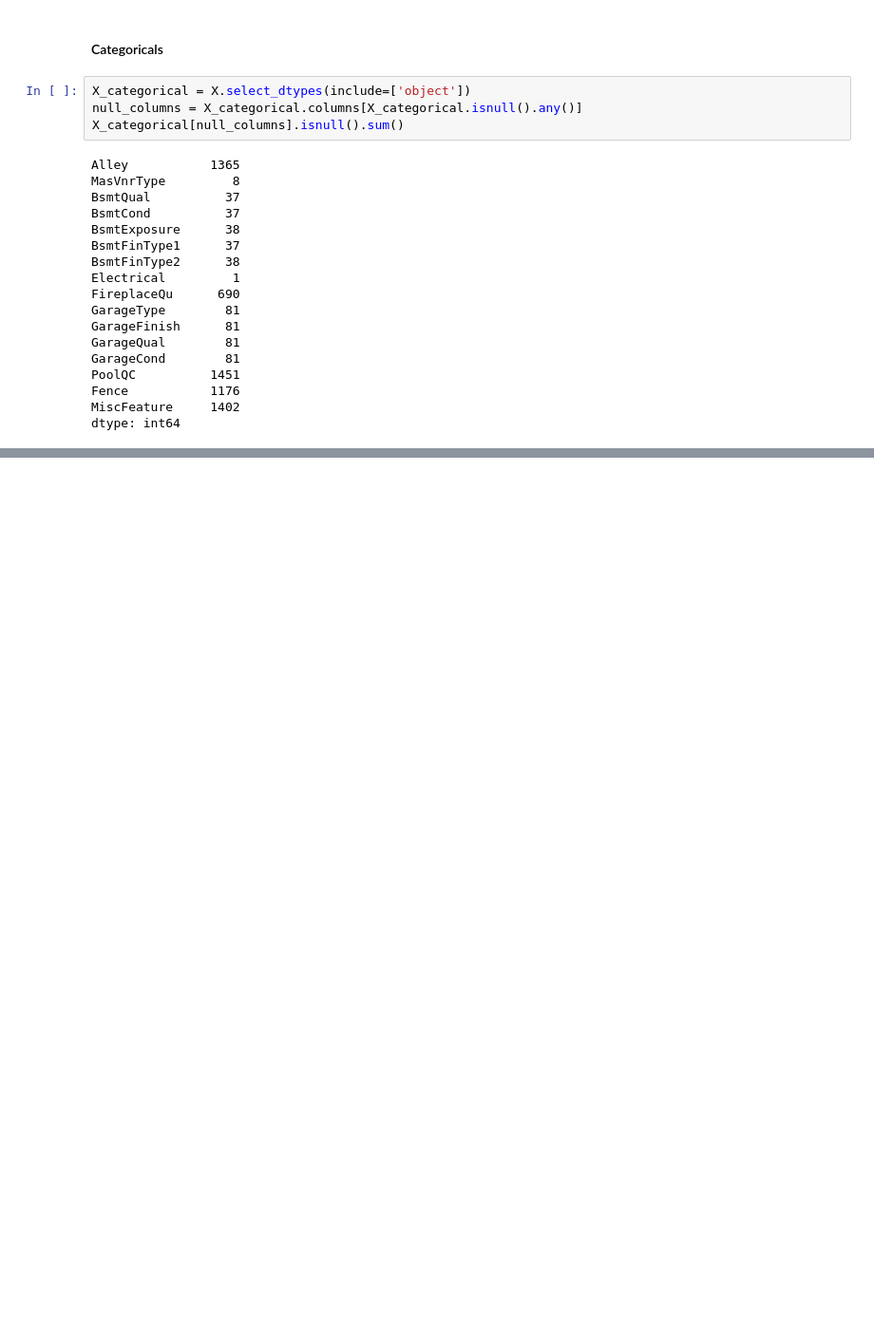
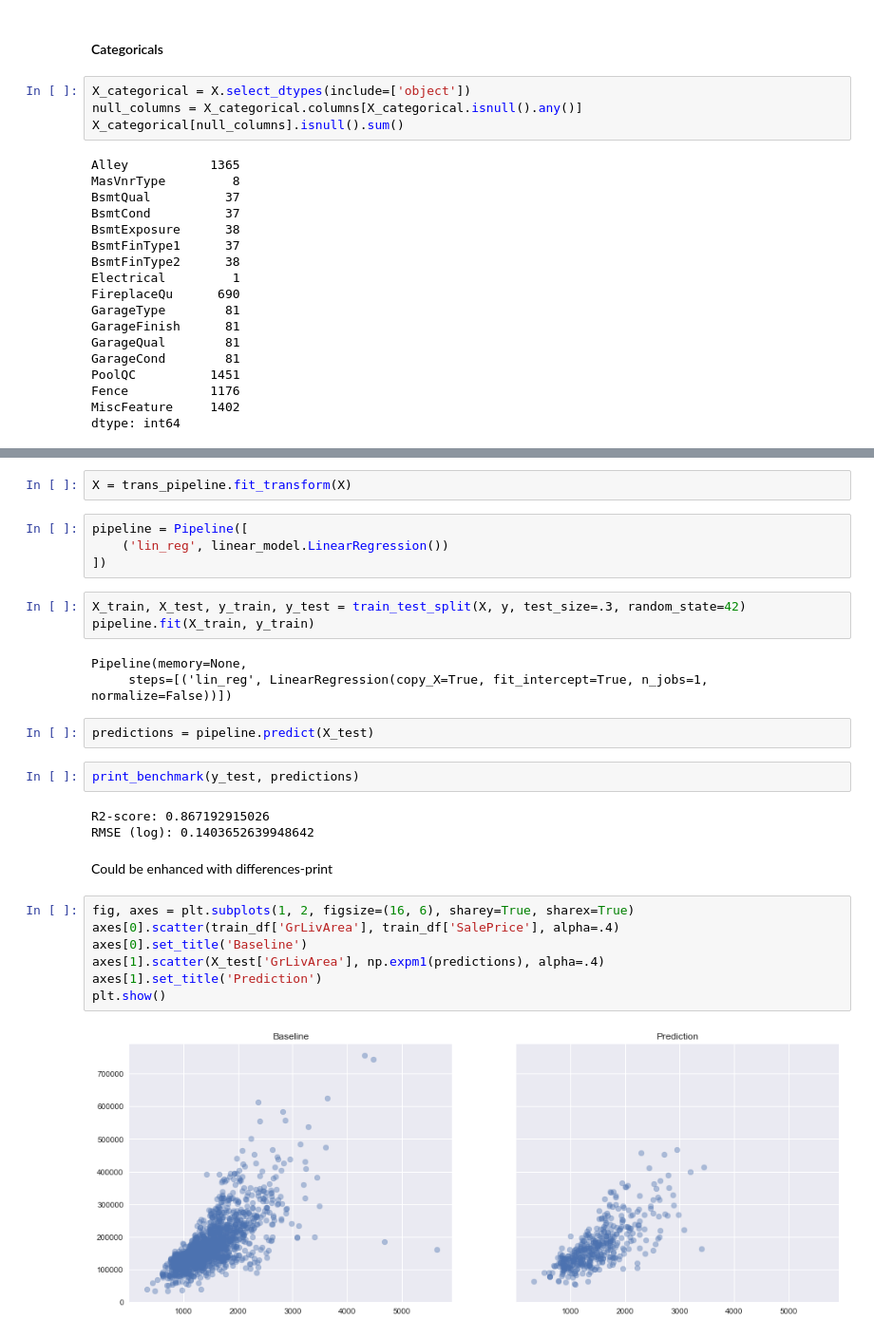
Before and after one commit to huli/predicting-house-prices, a Jupyter notebook: predicting_house_prices.ipynb, the cells around one changed output, grey strips where cells are left out. Shown at 95% size. Cells and saved outputs as stored; diff of their text form; blank space fills up the shorter version.

Commit message:
Next model ready for submisson.

```diff
--- a/predicting_house_prices.ipynb
+++ b/predicting_house_prices.ipynb
@@ -591,0 +646,30 @@ dtype: int64
+# %%
+X = trans_pipeline.fit_transform(X)
+# %%
+pipeline = Pipeline([
+    ('lin_reg', linear_model.LinearRegression())
+])
+# %%
+X_train, X_test, y_train, y_test = train_test_split(X, y, test_size=.3, random_state=42)
+pipeline.fit(X_train, y_train)
+# %% [output]
+Pipeline(memory=None,
+     steps=[('lin_reg', LinearRegression(copy_X=True, fit_intercept=True, n_jobs=1, normalize=False))])
+# %%
+predictions = pipeline.predict(X_test)
+# %%
+print_benchmark(y_test, predictions)
+# %% [output]
+R2-score: 0.867192915026
+RMSE (log): 0.1403652639948642
+# %% [markdown]
+Could be enhanced with differences-print
+# %%
+fig, axes = plt.subplots(1, 2, figsize=(16, 6), sharey=True, sharex=True)
+axes[0].scatter(train_df['GrLivArea'], train_df['SalePrice'], alpha=.4)
+axes[0].set_title('Baseline')
+axes[1].scatter(X_test['GrLivArea'], np.expm1(predictions), alpha=.4)
+axes[1].set_title('Prediction')
+plt.show()
+# %% [output]
+[figure, added]
```
Also changed, not shown: parts of 14 cells of this notebook.
